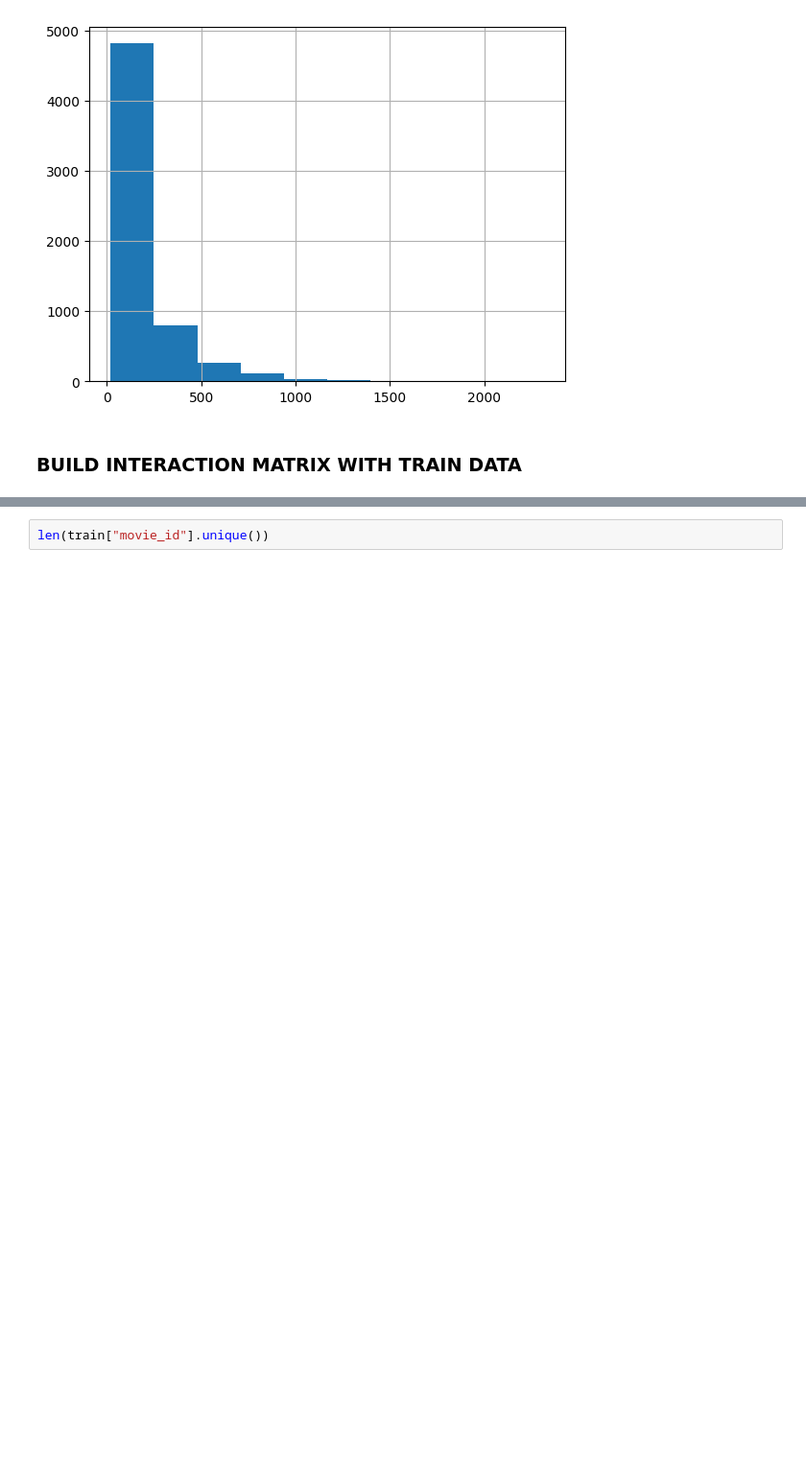
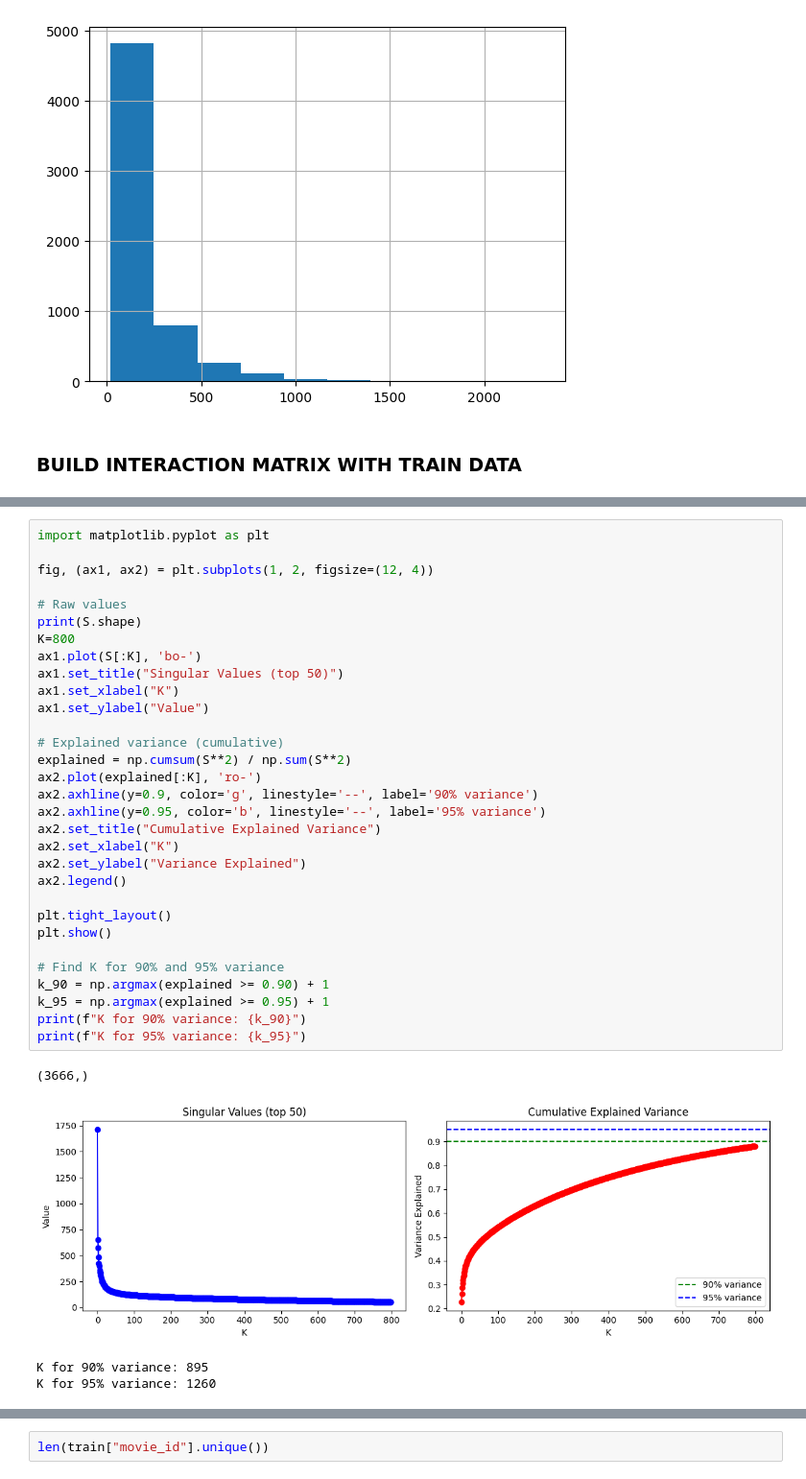
Before and after one commit to Rohit1217/RecSyS, a Jupyter notebook: data/prototype_build.ipynb, the cells around one changed output, grey strips where cells are left out. Shown at 96% size. Cells and saved outputs as stored; diff of their text form; blank space fills up the shorter version.

```diff
--- a/data/prototype_build.ipynb
+++ b/data/prototype_build.ipynb
@@ -186,0 +234,36 @@ KeyError: 25
+# %%
+import matplotlib.pyplot as plt
+
+fig, (ax1, ax2) = plt.subplots(1, 2, figsize=(12, 4))
+
+# Raw values
+print(S.shape)
+K=800
+ax1.plot(S[:K], 'bo-')
+ax1.set_title("Singular Values (top 50)")
+ax1.set_xlabel("K")
+ax1.set_ylabel("Value")
+
+# Explained variance (cumulative)
+explained = np.cumsum(S**2) / np.sum(S**2)
+ax2.plot(explained[:K], 'ro-')
+ax2.axhline(y=0.9, color='g', linestyle='--', label='90% variance')
+ax2.axhline(y=0.95, color='b', linestyle='--', label='95% variance')
+ax2.set_title("Cumulative Explained Variance")
+ax2.set_xlabel("K")
+ax2.set_ylabel("Variance Explained")
+ax2.legend()
+
+plt.tight_layout()
+plt.show()
+
+# Find K for 90% and 95% variance
+k_90 = np.argmax(explained >= 0.90) + 1
+k_95 = np.argmax(explained >= 0.95) + 1
+print(f"K for 90% variance: {k_90}")
+print(f"K for 95% variance: {k_95}")
+# %% [output]
+(3666,)
+[figure, added]
+K for 90% variance: 895
+K for 95% variance: 1260
```
Also changed, not shown: parts of 10 cells of this notebook.
